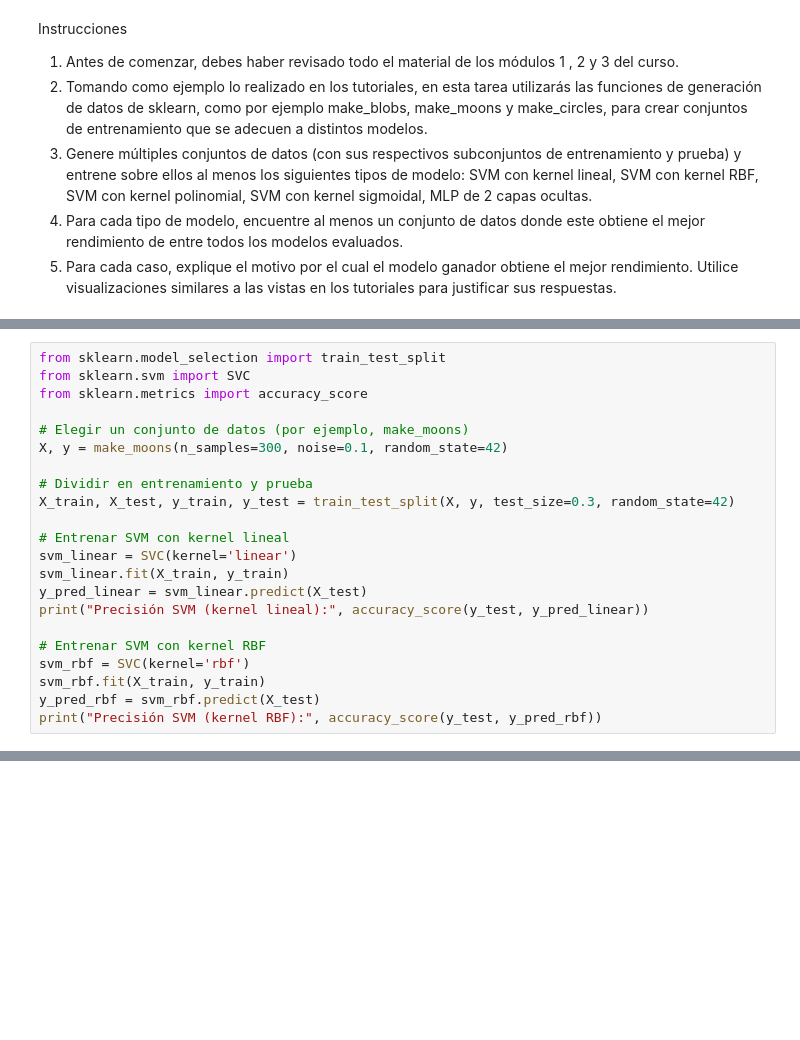
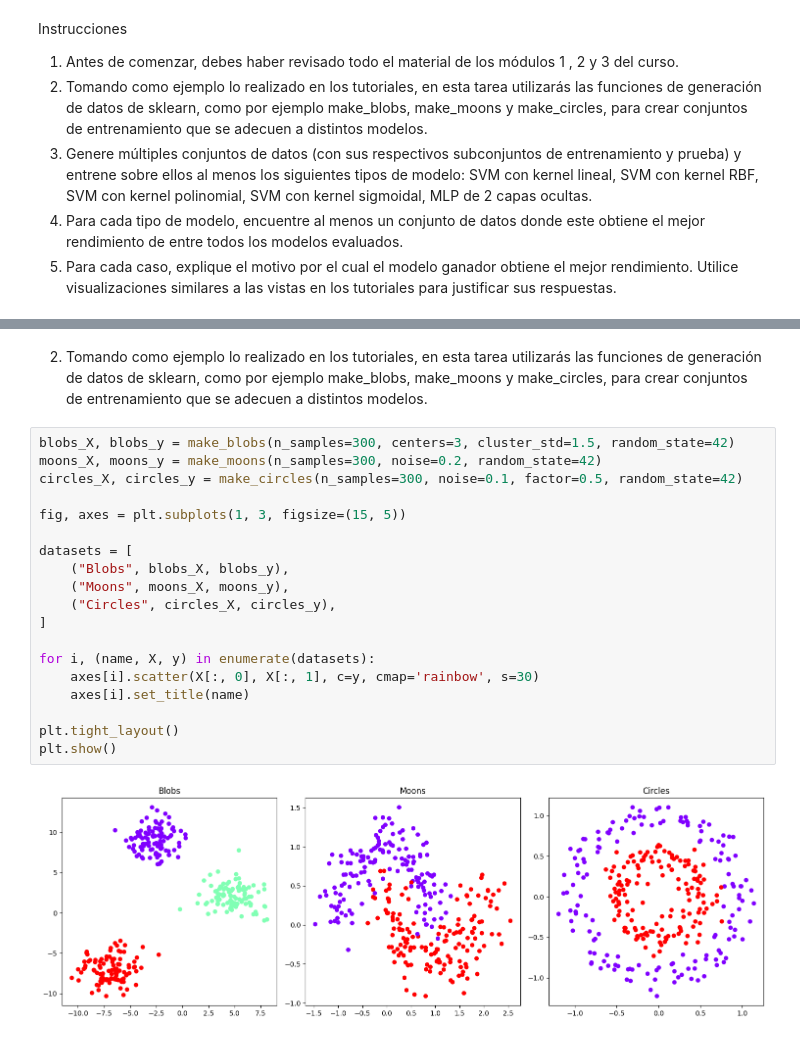
Before and after one commit to Carolinsrainbow/UC_MachineLearning, a Jupyter notebook: Tarea3_Carolina_Herrera_Azolas.ipynb, the cells around one changed output, grey strips where cells are left out. Saved outputs shown, nothing was run; the diff lists cells and outputs as text; blank space fills up the shorter version.

```diff
--- a/Tarea3_Carolina_Herrera_Azolas.ipynb
+++ b/Tarea3_Carolina_Herrera_Azolas.ipynb
@@ -44,22 +18,0 @@ plt.show()
-# %%
-from sklearn.model_selection import train_test_split
-from sklearn.svm import SVC
-from sklearn.metrics import accuracy_score
-
-# Elegir un conjunto de datos (por ejemplo, make_moons)
-X, y = make_moons(n_samples=300, noise=0.1, random_state=42)
-
-# Dividir en entrenamiento y prueba
-X_train, X_test, y_train, y_test = train_test_split(X, y, test_size=0.3, random_state=42)
-
-# Entrenar SVM con kernel lineal
-svm_linear = SVC(kernel='linear')
-svm_linear.fit(X_train, y_train)
-y_pred_linear = svm_linear.predict(X_test)
-print("Precisión SVM (kernel lineal):", accuracy_score(y_test, y_pred_linear))
-
-# Entrenar SVM con kernel RBF
-svm_rbf = SVC(kernel='rbf')
-svm_rbf.fit(X_train, y_train)
-y_pred_rbf = svm_rbf.predict(X_test)
-print("Precisión SVM (kernel RBF):", accuracy_score(y_test, y_pred_rbf))
@@ -68,0 +31,23 @@ Precisión SVM (kernel RBF): 1.0
+# %% [markdown]
+2. Tomando como ejemplo lo realizado en los tutoriales, en esta tarea utilizarás las funciones de generación de datos de sklearn, como por ejemplo make_blobs, make_moons y make_circles, para crear conjuntos de entrenamiento que se adecuen a distintos modelos.
+# %%
+blobs_X, blobs_y = make_blobs(n_samples=300, centers=3, cluster_std=1.5, random_state=42)
+moons_X, moons_y = make_moons(n_samples=300, noise=0.2, random_state=42)
+circles_X, circles_y = make_circles(n_samples=300, noise=0.1, factor=0.5, random_state=42)
+
+fig, axes = plt.subplots(1, 3, figsize=(15, 5))
+
+datasets = [
+    ("Blobs", blobs_X, blobs_y),
+    ("Moons", moons_X, moons_y),
+    ("Circles", circles_X, circles_y),
+]
+
+for i, (name, X, y) in enumerate(datasets):
+    axes[i].scatter(X[:, 0], X[:, 1], c=y, cmap='rainbow', s=30)
+    axes[i].set_title(name)
+
+plt.tight_layout()
+plt.show()
+# %% [output]
+[figure, added]
```
Also changed, not shown: parts of 12 cells of this notebook.
